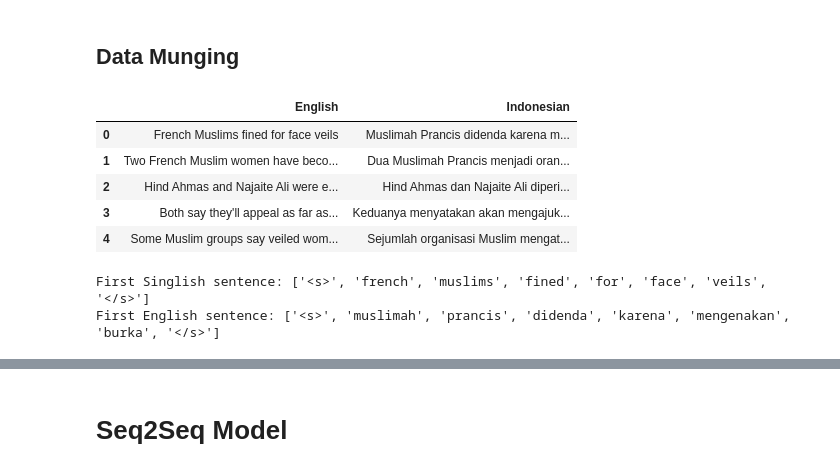
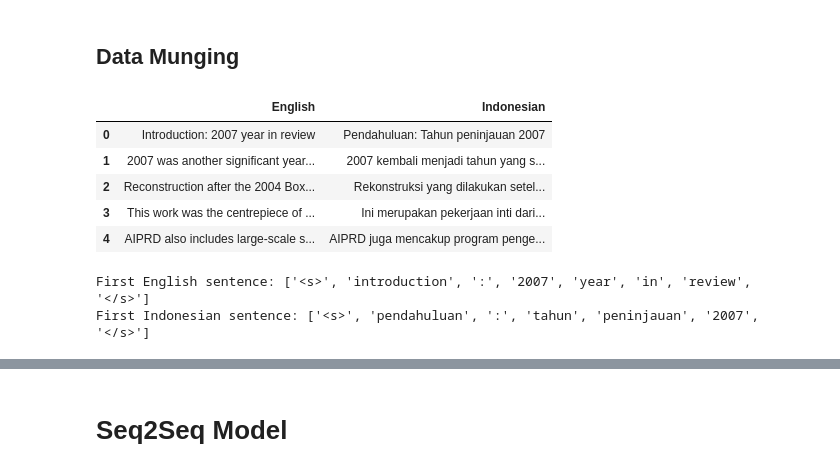
Before and after one commit to lppier/Seq2Seq_Eng2Indo-Translation, a Jupyter notebook: Eng_2_Indo_AC-Attention.ipynb, the cells around one changed output, grey strips where cells are left out. Drawn from its saved outputs; the diff is of its cells as text; code cells hidden in the pictures.

```diff
--- a/Eng_2_Indo_AC-Attention.ipynb
+++ b/Eng_2_Indo_AC-Attention.ipynb
@@ -42,13 +23,18 @@ df_id_text['Indonesian'] = df_id_text['Indonesian'].apply(lambda x : x.lstrip())
-# %%
-df = pd.concat([df_eng_text, df_id_text], axis=1)
-df.head()
-# %% [output]
-|  | English | Indonesian |
-| 0 | French Muslims fined for face veils | Muslimah Prancis didenda karena m... |
-| 1 | Two French Muslim women have beco... | Dua Muslimah Prancis menjadi oran... |
-| 2 | Hind Ahmas and Najaite Ali were e... | Hind Ahmas dan Najaite Ali diperi... |
-| 3 | Both say they'll appeal as far as... | Keduanya menyatakan akan mengajuk... |
-| 4 | Some Muslim groups say veiled wom... | Sejumlah organisasi Muslim mengat... |
+# %%
+import pandas as pd
+from gensim.corpora.dictionary import Dictionary
+from nltk import word_tokenize
+
+corpus_df = pd.read_csv("./corpus/trimmed_combined.csv")
+corpus_df = corpus_df.drop(columns=["English_num_words", "Indo_num_words"])
+corpus_df.head()
+# %% [output]
+|  | English | Indonesian |
+| 0 | Introduction: 2007 year in review | Pendahuluan: Tahun peninjauan 2007 |
+| 1 | 2007 was another significant year... | 2007 kembali menjadi tahun yang s... |
+| 2 | Reconstruction after the 2004 Box... | Rekonstruksi yang dilakukan setel... |
+| 3 | This work was the centrepiece of ... | Ini merupakan pekerjaan inti dari... |
+| 4 | AIPRD also includes large-scale s... | AIPRD juga mencakup program penge... |
 # %%
 # Use a unique string to indicate START and END of a sentence.
 # Assign a unique index to them.
@@ -59,17 +45,17 @@ END, END_IDX = '</s>', 1
 # >>> DataFrame['column'].apply(str.lower).apply(word_tokenize)
 
 # Also we added the START and the END symbol to the sentences.
-english_sents = [START] + df_eng_text['English'].apply(str.lower).apply(word_tokenize) + [END]
-indo_sents = [START] + df_id_text['Indonesian'].apply(str.lower).apply(word_tokenize) + [END]
+english_sents = [START] + corpus_df['English'].apply(str.lower).apply(word_tokenize) + [END]
+indo_sents = [START] + corpus_df['Indonesian'].apply(str.lower).apply(word_tokenize) + [END]
 
 # We're sort of getting into the data into the shape we want.
 # But now it's still too humanly readable and redundant.
 ## Cut-away: Computers like it to be simpler, more concise. -_-|||
-print('First Singlish sentence:', english_sents[0])
-print('First English sentence:', indo_sents[0])
+print('First English sentence:', english_sents[0])
+print('First Indonesian sentence:', indo_sents[0])
 # %% [output]
-First Singlish sentence: ['<s>', 'french', 'muslims', 'fined', 'for', 'face', 'veils', '</s>']
-First English sentence: ['<s>', 'muslimah', 'prancis', 'didenda', 'karena', 'mengenakan', 'burka', '</s>']
+First English sentence: ['<s>', 'introduction', ':', '2007', 'year', 'in', 'review', '</s>']
+First Indonesian sentence: ['<s>', 'pendahuluan', ':', 'tahun', 'peninjauan', '2007', '</s>']
 # %%
 english_vocab = Dictionary([['<s>'], ['</s>']])
 english_vocab.add_documents(english_sents)
```
Also changed, not shown: parts of 13 cells of this notebook, 1 other file.
